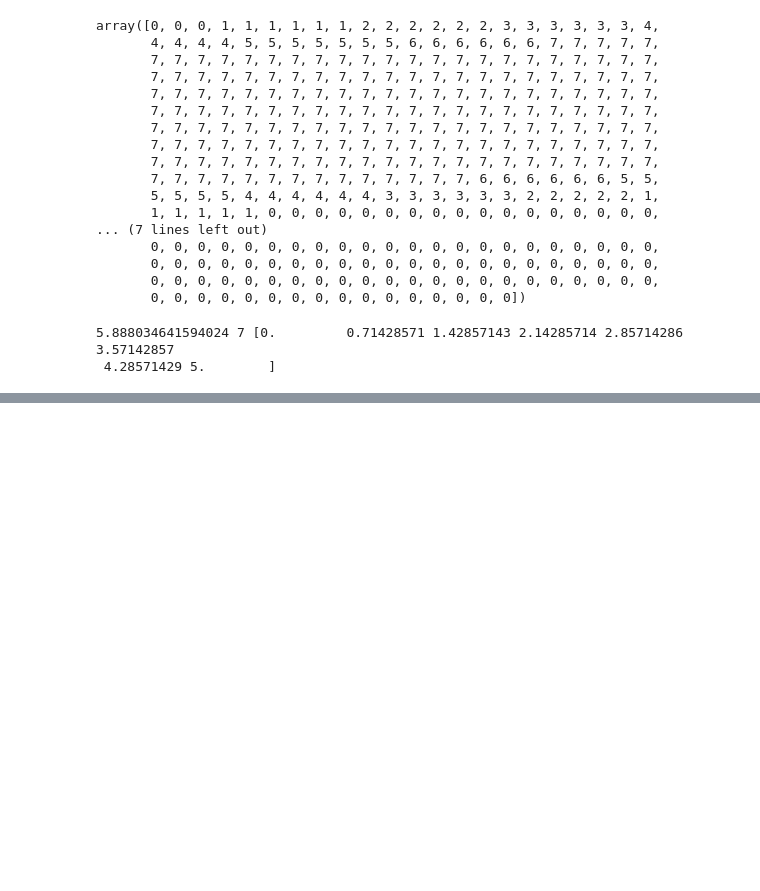
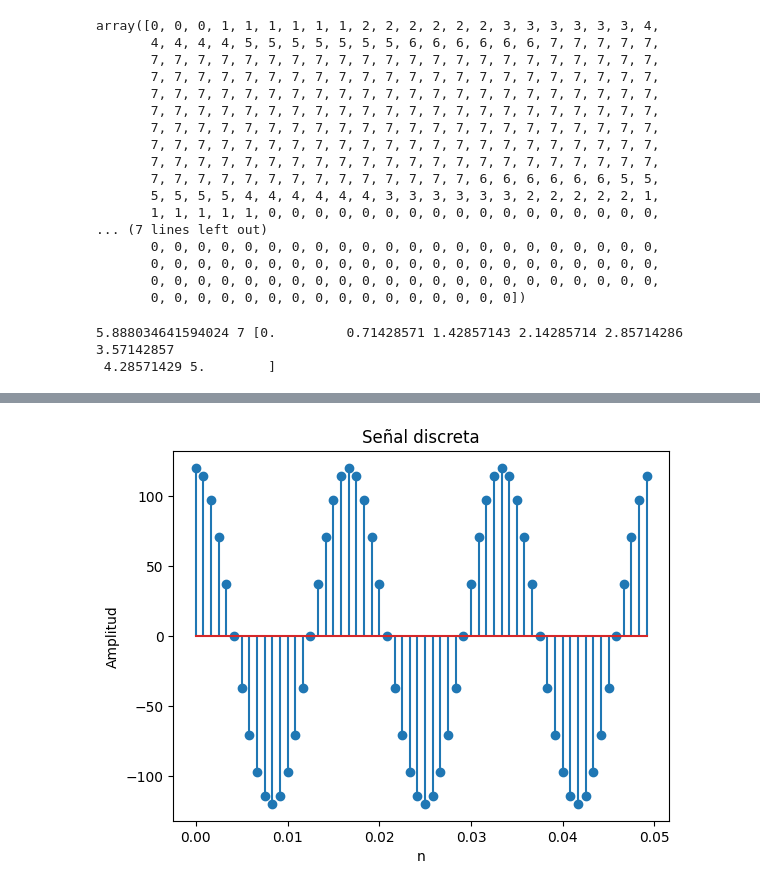
Before and after one commit to crismaque/Se-nales_y_Sistemas_2023_II, a Jupyter notebook: Ejercicios_SenalesSistemas/1_EJERCICIOS_ejemplo1SyS2021.ipynb, the cells around one changed output, grey strips where cells are left out. Saved outputs shown, nothing was run; the diff lists cells and outputs as text; code cells hidden in the pictures; blank space fills up the shorter version.

```diff
--- a/Ejercicios_SenalesSistemas/1_EJERCICIOS_ejemplo1SyS2021.ipynb
+++ b/Ejercicios_SenalesSistemas/1_EJERCICIOS_ejemplo1SyS2021.ipynb
@@ -391 +401,12 @@ plt.show()
+# %%
+td = np.arange(0,3*To,Ts)
+yd = 120*np.cos(120*np.pi*td)
+
+plt.stem(td,yd, use_line_collection=True )
+plt.title('Señal discreta')
+plt.ylabel('Amplitud')
+plt.xlabel('n')
+plt.show()
+# %% [output]
+[figure, added]
 # %%
```
Also changed, not shown: parts of 4 cells of this notebook.
